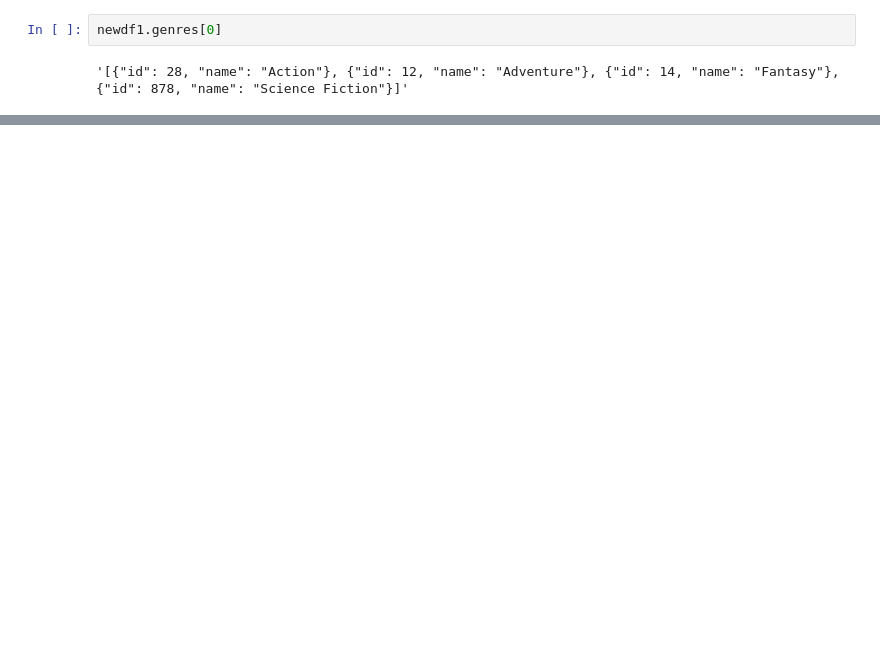
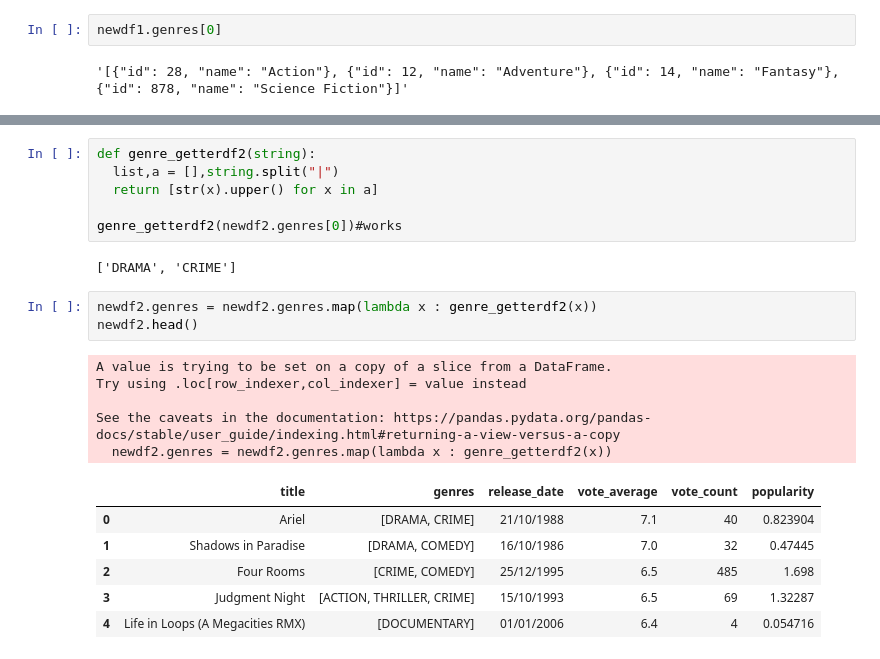
Before and after one commit to Nawsh1337/Movie-Recommendation-Bot-Using-LLMs, a Jupyter notebook: Data_Preprocessing.ipynb, the cells around one changed output, grey strips where cells are left out. Drawn from its saved outputs; the diff is of its cells as text; blank space fills up the shorter version.

```diff
--- a/Data_Preprocessing.ipynb
+++ b/Data_Preprocessing.ipynb
@@ -237,0 +215,23 @@ image
+# %%
+def genre_getterdf2(string):
+  list,a = [],string.split("|")
+  return [str(x).upper() for x in a]
+
+genre_getterdf2(newdf2.genres[0])#works
+# %% [output]
+['DRAMA', 'CRIME']
+# %%
+newdf2.genres = newdf2.genres.map(lambda x : genre_getterdf2(x))
+newdf2.head()
+# %% [output]
+A value is trying to be set on a copy of a slice from a DataFrame.
+Try using .loc[row_indexer,col_indexer] = value instead
+
+See the caveats in the documentation: https://pandas.pydata.org/pandas-docs/stable/user_guide/indexing.html#returning-a-view-versus-a-copy
+  newdf2.genres = newdf2.genres.map(lambda x : genre_getterdf2(x))
+|  | title | genres | release_date | vote_average | vote_count | popularity |
+| 0 | Ariel | [DRAMA, CRIME] | 21/10/1988 | 7.1 | 40 | 0.823904 |
+| 1 | Shadows in Paradise | [DRAMA, COMEDY] | 16/10/1986 | 7.0 | 32 | 0.47445 |
+| 2 | Four Rooms | [CRIME, COMEDY] | 25/12/1995 | 6.5 | 485 | 1.698 |
+| 3 | Judgment Night | [ACTION, THRILLER, CRIME] | 15/10/1993 | 6.5 | 69 | 1.32287 |
+| 4 | Life in Loops (A Megacities RMX) | [DOCUMENTARY] | 01/01/2006 | 6.4 | 4 | 0.054716 |
```
Also changed, not shown: parts of 23 cells of this notebook.
